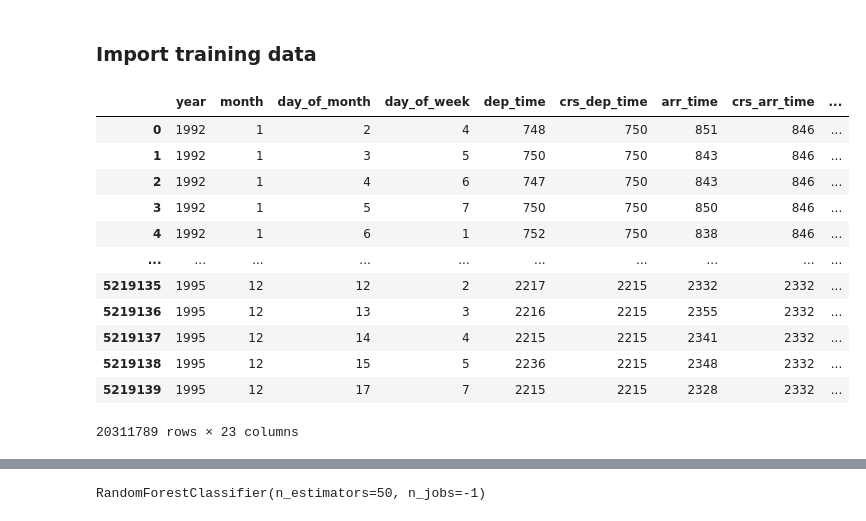
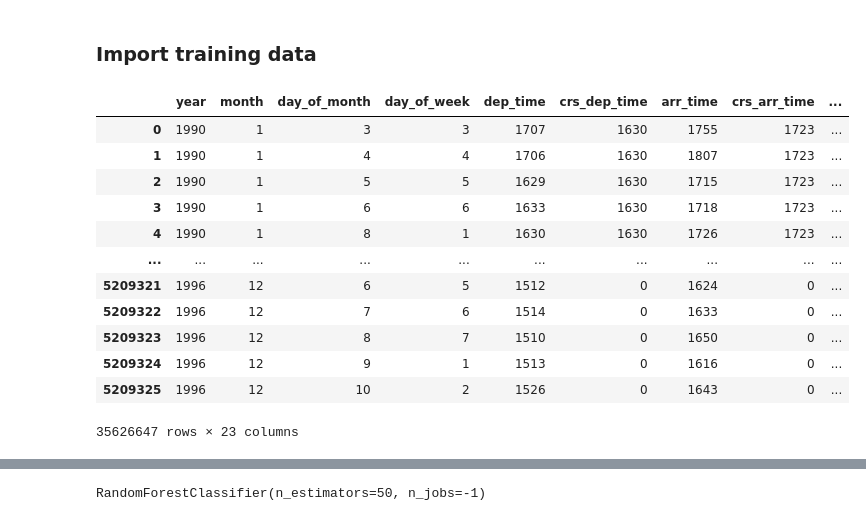
Before and after one commit to liemnt/test-flight-business-intelligence, a Jupyter notebook: trainingResult.ipynb, the cells around one changed output, grey strips where cells are left out. Drawn from its saved outputs; the diff is of its cells as text; code cells hidden in the pictures.

```diff
--- a/trainingResult.ipynb
+++ b/trainingResult.ipynb
@@ -53,36 +53,38 @@ df = psql.read_sql('''
 # %%
 # read files
 cols = ['dep_delay', 'month', 'day_of_month', 'day_of_week', 'dest',  'distance']
 col_types = {'dep_delay': int, 'month': int, 'day_of_month': int, 'day_of_week': int, 'distance': int,
             'dest': str}
 
+df_1990 = pd.read_csv('result/1990.csv')
+df_1991 = pd.read_csv('result/1991.csv')
 df_1992 = pd.read_csv('result/1992.csv')
 df_1993 = pd.read_csv('result/1993.csv')
 df_1994 = pd.read_csv('result/1994.csv')
 df_1995 = pd.read_csv('result/1995.csv')
-# df_1996 = pd.read_csv('result/1996.csv')
+df_1996 = pd.read_csv('result/1996.csv')
 
 # df_1996 = pd.read_csv('result/1996.csv')
 # df_1996 = df_1996[cols]
 
-df_years = [df_1992, df_1993, df_1994, df_1995]
+df_years = [df_1990, df_1991, df_1992, df_1993, df_1994, df_1995, df_1996]
 
 flight_df = pd.concat(df_years)
 flight_df
 # %% [output]
 |  | year | month | day_of_month | day_of_week | dep_time | crs_dep_time | arr_time | crs_arr_time | ... |
-| 0 | 1992 | 1 | 2 | 4 | 748 | 750 | 851 | 846 | ... |
-| 1 | 1992 | 1 | 3 | 5 | 750 | 750 | 843 | 846 | ... |
-| 2 | 1992 | 1 | 4 | 6 | 747 | 750 | 843 | 846 | ... |
-| 3 | 1992 | 1 | 5 | 7 | 750 | 750 | 850 | 846 | ... |
-| 4 | 1992 | 1 | 6 | 1 | 752 | 750 | 838 | 846 | ... |
+| 0 | 1990 | 1 | 3 | 3 | 1707 | 1630 | 1755 | 1723 | ... |
+| 1 | 1990 | 1 | 4 | 4 | 1706 | 1630 | 1807 | 1723 | ... |
+| 2 | 1990 | 1 | 5 | 5 | 1629 | 1630 | 1715 | 1723 | ... |
+| 3 | 1990 | 1 | 6 | 6 | 1633 | 1630 | 1718 | 1723 | ... |
+| 4 | 1990 | 1 | 8 | 1 | 1630 | 1630 | 1726 | 1723 | ... |
 | ... | ... | ... | ... | ... | ... | ... | ... | ... | ... |
-| 5219135 | 1995 | 12 | 12 | 2 | 2217 | 2215 | 2332 | 2332 | ... |
-| 5219136 | 1995 | 12 | 13 | 3 | 2216 | 2215 | 2355 | 2332 | ... |
-| 5219137 | 1995 | 12 | 14 | 4 | 2215 | 2215 | 2341 | 2332 | ... |
-| 5219138 | 1995 | 12 | 15 | 5 | 2236 | 2215 | 2348 | 2332 | ... |
-| 5219139 | 1995 | 12 | 17 | 7 | 2215 | 2215 | 2328 | 2332 | ... |
+| 5209321 | 1996 | 12 | 6 | 5 | 1512 | 0 | 1624 | 0 | ... |
+| 5209322 | 1996 | 12 | 7 | 6 | 1514 | 0 | 1633 | 0 | ... |
+| 5209323 | 1996 | 12 | 8 | 7 | 1510 | 0 | 1650 | 0 | ... |
+| 5209324 | 1996 | 12 | 9 | 1 | 1513 | 0 | 1616 | 0 | ... |
+| 5209325 | 1996 | 12 | 10 | 2 | 1526 | 0 | 1643 | 0 | ... |
-20311789 rows × 23 columns
+35626647 rows × 23 columns
 # %%
 # Select columns to reduce the training matrix side and define dimension for prediction feature
 cols = ['unique_carrier', 'month', 'flight_num', 'day_of_month', 'day_of_week', 'dest', 'origin', 'dep_time', 'distance', 'dep_delay']
```
Also changed, not shown: parts of 3 cells of this notebook, 1 other file.
